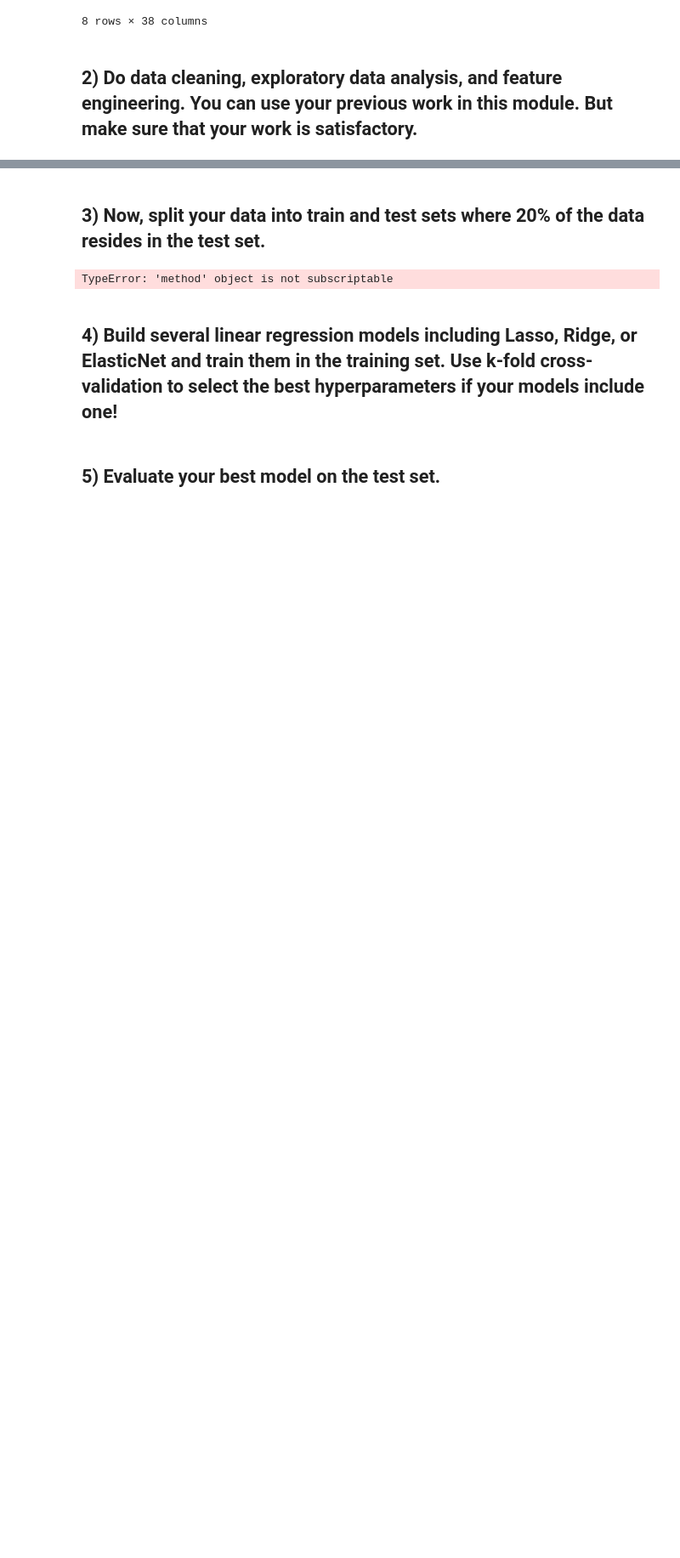
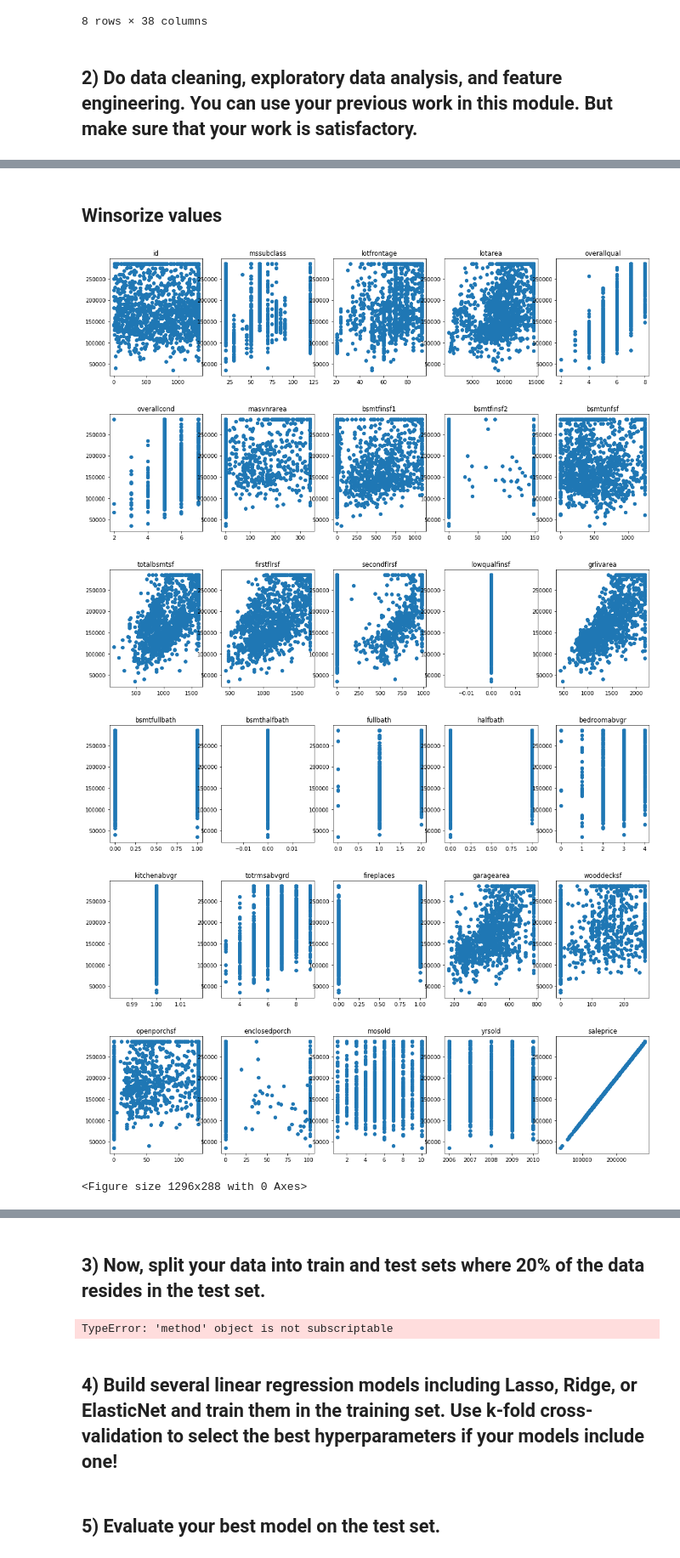
Before and after one commit to ssmcnatt/assignments, a Jupyter notebook: regression-problem-challenge.ipynb, the cells around one changed output, grey strips where cells are left out. Shown at 85% size. Cells and saved outputs as stored; diff of their text form; code cells hidden in the pictures; blank space fills up the shorter version.

```diff
--- a/regression-problem-challenge.ipynb
+++ b/regression-problem-challenge.ipynb
@@ -272,0 +285,27 @@ array([1, 0], dtype=uint8)
+# %% [markdown]
+## Winsorize values
+# %%
+for col in cols:
+    house_df[col] = winsorize(house_df[col], (0, 0.10))
+# %%
+x = 1
+plt.figure(figsize=(18,4))
+for col in cols:
+    plt.subplot(1,5,x)
+    plt.scatter(house_df[col], house_df["saleprice"])
+    plt.title(col)
+
+    if (x == 5):
+        x = 1
+        plt.show()
+        plt.figure(figsize=(18,4))
+    else:
+        x += 1
+# %% [output]
+[figure, added]
+[figure, added]
+[figure, added]
+[figure, added]
+[figure, added]
+[figure, added]
+<Figure size 1296x288 with 0 Axes>
```
Also changed, not shown: parts of 39 cells of this notebook, 1 other file.
